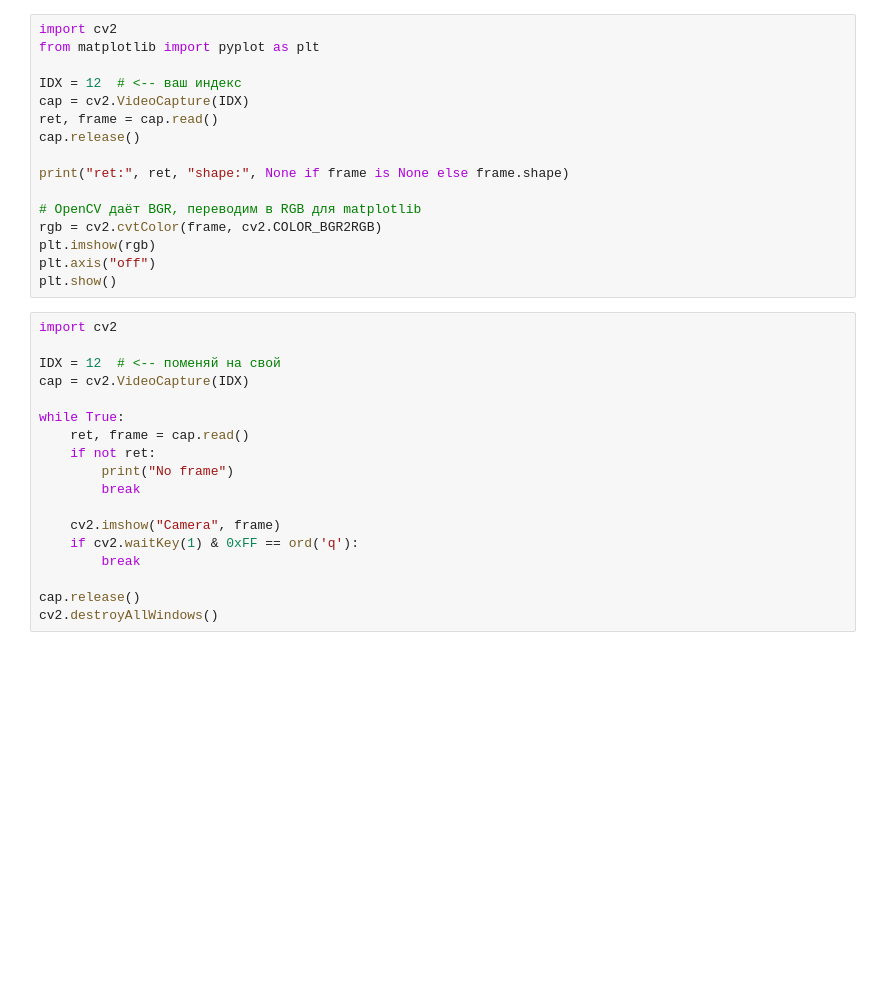
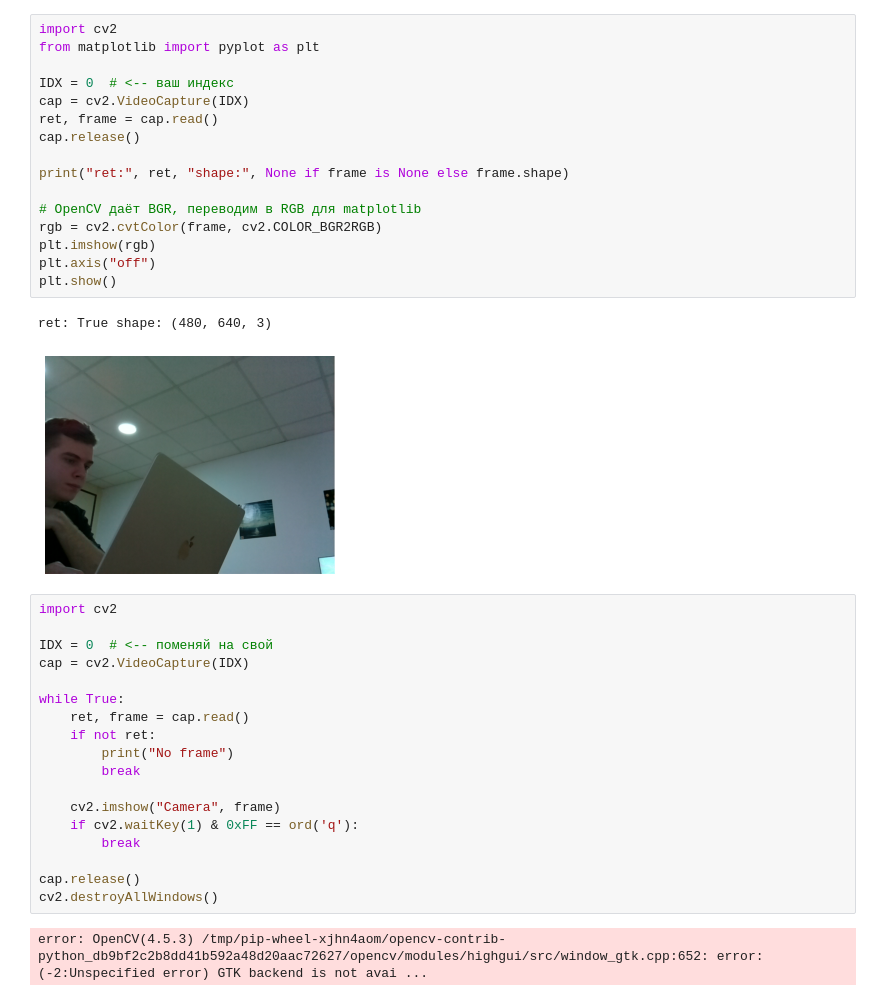
Before and after one commit to d1nt4s/ergo_jr_pokretanje_ruke, a Jupyter notebook: notebooks/10_vision_test.ipynb, the cells around one changed output. Cells and saved outputs as stored; diff of their text form; blank space fills up the shorter version.

```diff
--- a/notebooks/10_vision_test.ipynb
+++ b/notebooks/10_vision_test.ipynb
@@ -9,23 +75,26 @@ cap.release()
 # %%
 import cv2
 from matplotlib import pyplot as plt
 
-IDX = 12  # <-- ваш индекс
+IDX = 0  # <-- ваш индекс
 cap = cv2.VideoCapture(IDX)
 ret, frame = cap.read()
 cap.release()
 
 print("ret:", ret, "shape:", None if frame is None else frame.shape)
 
 # OpenCV даёт BGR, переводим в RGB для matplotlib
 rgb = cv2.cvtColor(frame, cv2.COLOR_BGR2RGB)
 plt.imshow(rgb)
 plt.axis("off")
 plt.show()
+# %% [output]
+ret: True shape: (480, 640, 3)
+[figure, added]
 # %%
 import cv2
 
-IDX = 12  # <-- поменяй на свой
+IDX = 0  # <-- поменяй на свой
 cap = cv2.VideoCapture(IDX)
 
 while True:
@@ -40,6 +109,8 @@ while True:
 
 cap.release()
 cv2.destroyAllWindows()
+# %% [output]
+error: OpenCV(4.5.3) /tmp/pip-wheel-xjhn4aom/opencv-contrib-python_db9bf2c2b8dd41b592a48d20aac72627/opencv/modules/highgui/src/window_gtk.cpp:652: error: (-2:Unspecified error) GTK backend is not avai ...
 # %%
 import cv2
 
```
Also changed, not shown: parts of 3 cells of this notebook, 2 other files.
